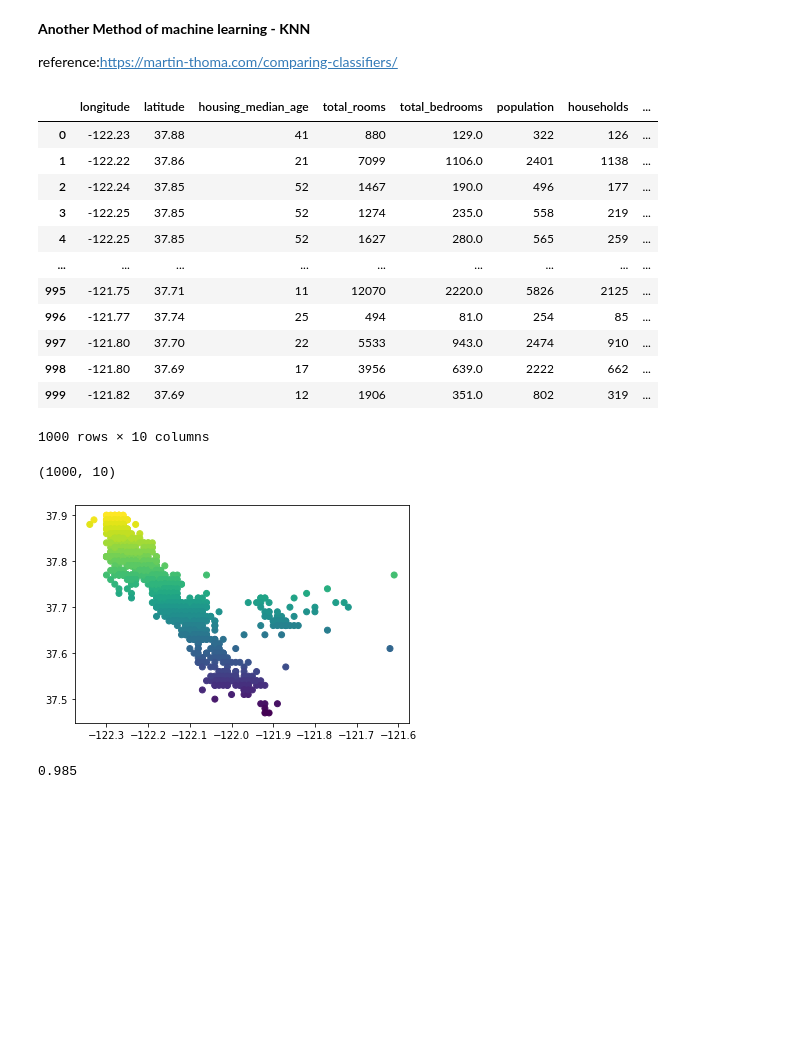
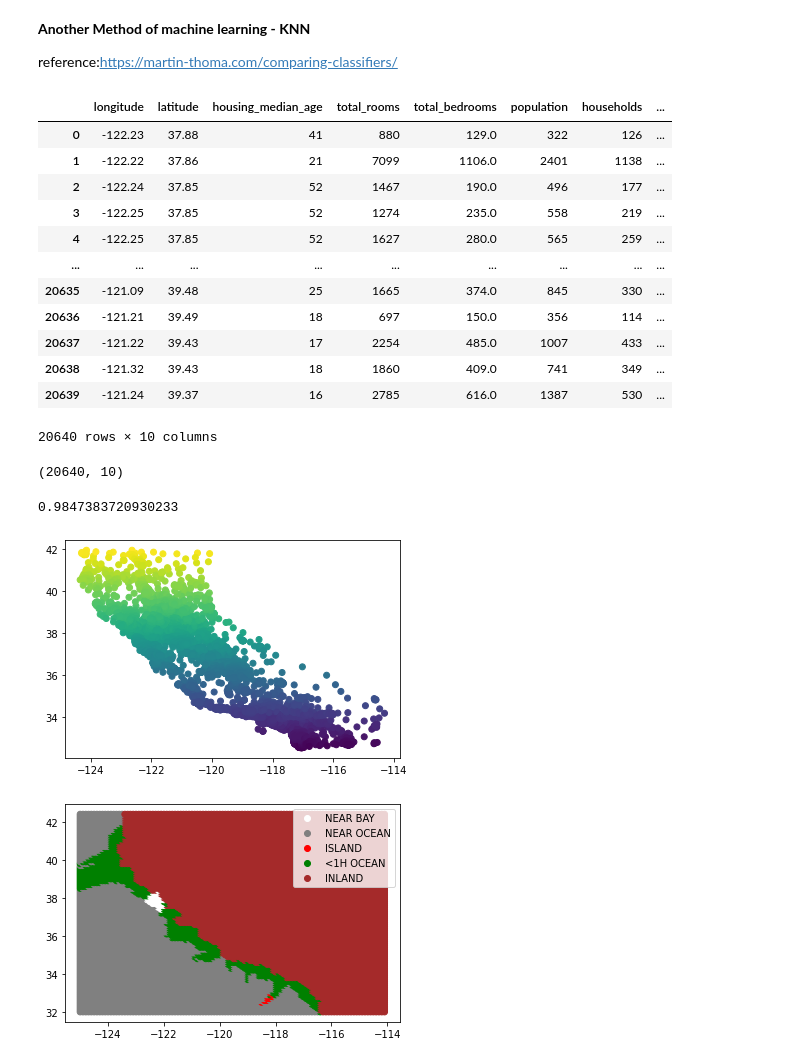
Before and after one commit to Bettyqichuyin/UDintroProject_exercise04, a Jupyter notebook: 4_Assignment.ipynb, the cells around one changed output. Drawn from its saved outputs; the diff is of its cells as text; code cells hidden in the pictures; blank space fills up the shorter version.

```diff
--- a/4_Assignment.ipynb
+++ b/4_Assignment.ipynb
@@ -542,7 +542,7 @@ from sklearn.model_selection import train_test_split
 from sklearn.neighbors import KNeighborsClassifier
 from sklearn.metrics import accuracy_score
 # %%
-dfTest=dfO.head(1000)
+dfTest=dfO
 dfTest
 # %% [output]
 |  | longitude | latitude | housing_median_age | total_rooms | total_bedrooms | population | households | ... |
@@ -552,26 +552,21 @@ dfTest
 | 3 | -122.25 | 37.85 | 52 | 1274 | 235.0 | 558 | 219 | ... |
 | 4 | -122.25 | 37.85 | 52 | 1627 | 280.0 | 565 | 259 | ... |
 | ... | ... | ... | ... | ... | ... | ... | ... | ... |
-| 995 | -121.75 | 37.71 | 11 | 12070 | 2220.0 | 5826 | 2125 | ... |
-| 996 | -121.77 | 37.74 | 25 | 494 | 81.0 | 254 | 85 | ... |
-| 997 | -121.80 | 37.70 | 22 | 5533 | 943.0 | 2474 | 910 | ... |
-| 998 | -121.80 | 37.69 | 17 | 3956 | 639.0 | 2222 | 662 | ... |
-| 999 | -121.82 | 37.69 | 12 | 1906 | 351.0 | 802 | 319 | ... |
+| 20635 | -121.09 | 39.48 | 25 | 1665 | 374.0 | 845 | 330 | ... |
+| 20636 | -121.21 | 39.49 | 18 | 697 | 150.0 | 356 | 114 | ... |
+| 20637 | -121.22 | 39.43 | 17 | 2254 | 485.0 | 1007 | 433 | ... |
+| 20638 | -121.32 | 39.43 | 18 | 1860 | 409.0 | 741 | 349 | ... |
+| 20639 | -121.24 | 39.37 | 16 | 2785 | 616.0 | 1387 | 530 | ... |
-1000 rows × 10 columns
+20640 rows × 10 columns
 # %%
 dfTest.shape
 # %% [output]
-(1000, 10)
+(20640, 10)
 # %%
 X =dfTest[["longitude", "latitude"]].values
 y = dfTest["ocean_proximity"].values
 
 X_train, X_test, y_train, y_test = train_test_split(X, y, test_size=0.2, random_state=12345)
-# %%
-plt.scatter(X[:, 0], X[:, 1], marker='o', c=X[:, 1])
-plt.show()
-# %% [output]
-[figure, removed]
 # %%
 neigh = KNeighborsClassifier(n_neighbors=10)
 neigh.fit(X_train, y_train)
@@ -580,4 +575,35 @@ neigh.fit(X_train, y_train)
 y_pred = neigh.predict(X_test)
 accuracy_score(y_test, y_pred)
 # %% [output]
-0.985
+0.9847383720930233
+# %%
+scatter=plt.scatter(X[:, 0], X[:, 1], marker='o', c=X[:, 1])#c means color
+x_plot = []
+x_plots = [[[i, j] for i in np.arange(-125, -114, 0.1)] for j in np.arange(32, 42.5, 0.1)]
+for ls in x_plots:
+    x_plot += ls
+y_plot = neigh.predict(x_plot)
+
+# '<1H OCEAN', 'INLAND', 'ISLAND', 'NEAR BAY', 'NEAR OCEAN'
+
+fig, ax = plt.subplots()
+plot_x = [dot[0] for dot in x_plot]
+plot_y = [dot[1] for dot in x_plot]
+
+df = pd.DataFrame(
+    list(zip(plot_x, plot_y, y_plot)),
+    columns =['x', 'y', 'label']
+)
+mydict = {'NEAR BAY': 'white',
+          'NEAR OCEAN': 'grey',
+          'ISLAND': 'red',
+          '<1H OCEAN': 'green',
+          'INLAND': 'brown'}
+
+legendhandle = [plt.plot([], marker="o", ls="", color=color)[0] for color in list(mydict.values())]
+plt.scatter(df.x, df.y, c=df['label'].map(mydict))
+plt.legend(legendhandle,list(mydict.keys()),loc="upper right", frameon=True)
+plt.show()
+# %% [output]
+[figure, added]
+[figure, added]
```
